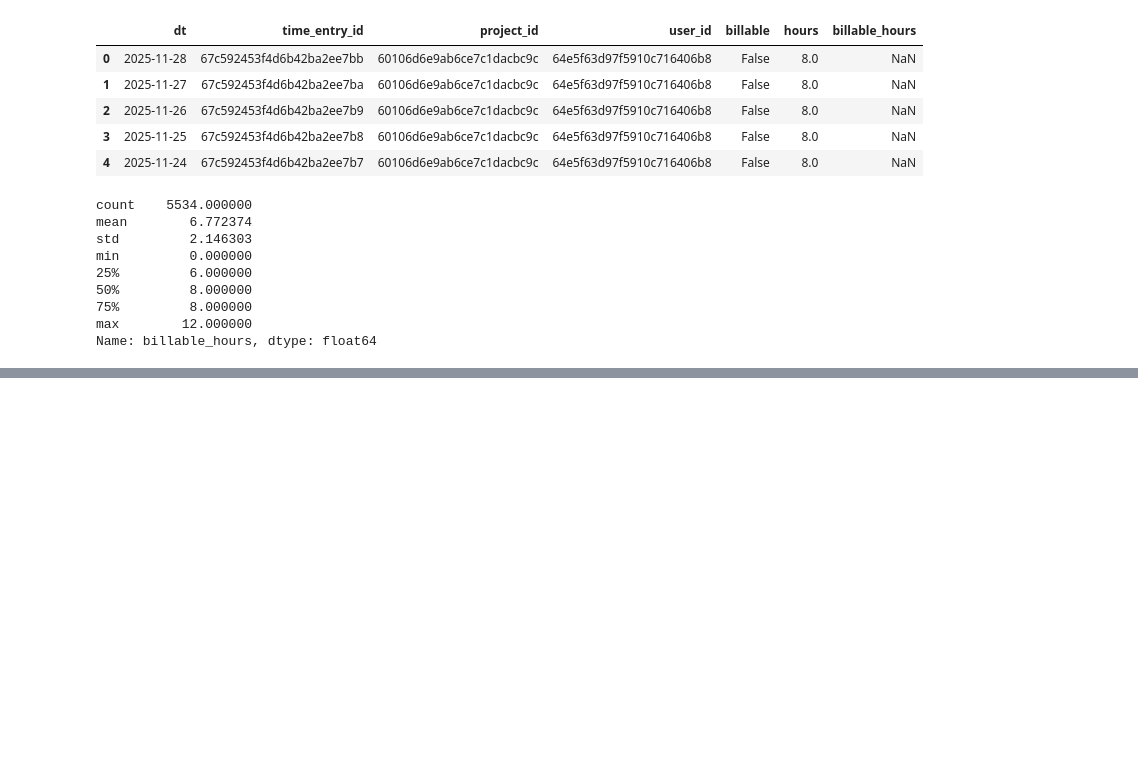
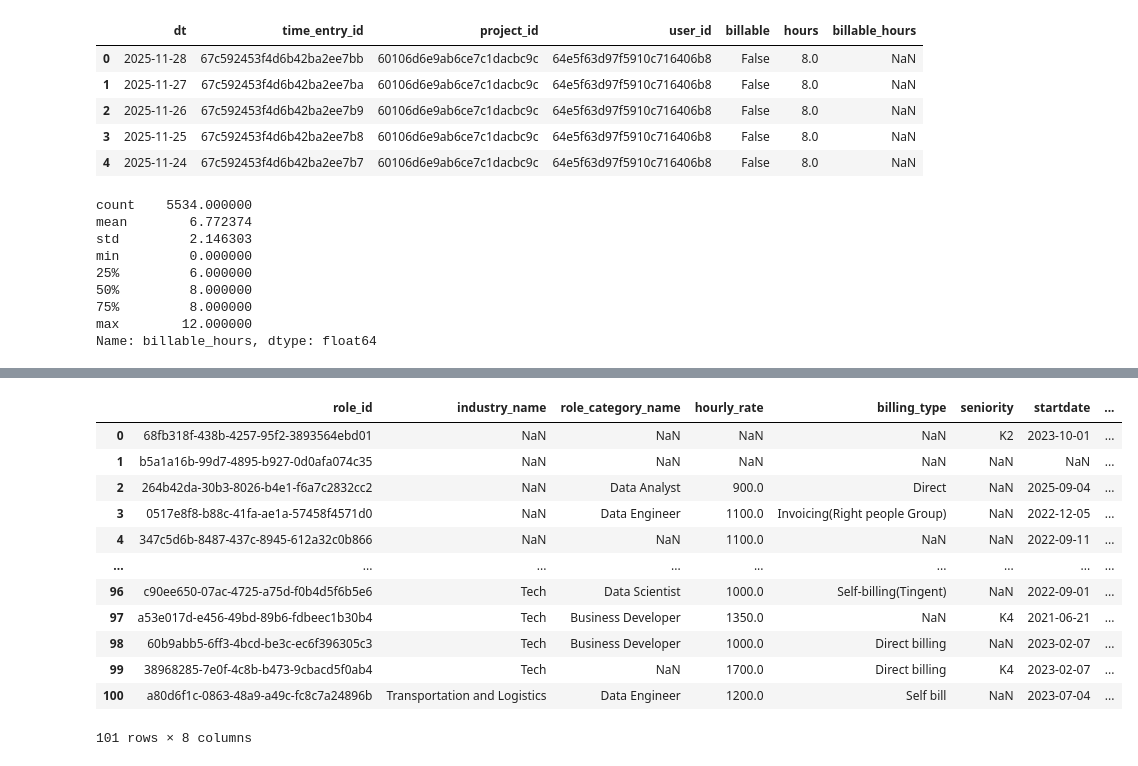
Before and after one commit to alshakarti/hyper_island_bi, a Jupyter notebook: eda.ipynb, the cells around one changed output, grey strips where cells are left out. Drawn from its saved outputs; the diff is of its cells as text; code cells hidden in the pictures; blank space fills up the shorter version.

```diff
--- a/eda.ipynb
+++ b/eda.ipynb
@@ -1218 +1218,17 @@ master_df.sample(100)
 100 rows × 4 columns
+# %%
+df4
+# %% [output]
+|  | role_id | industry_name | role_category_name | hourly_rate | billing_type | seniority | startdate | ... |
+| 0 | 68fb318f-438b-4257-95f2-3893564ebd01 | NaN | NaN | NaN | NaN | K2 | 2023-10-01 | ... |
+| 1 | b5a1a16b-99d7-4895-b927-0d0afa074c35 | NaN | NaN | NaN | NaN | NaN | NaN | ... |
+| 2 | 264b42da-30b3-8026-b4e1-f6a7c2832cc2 | NaN | Data Analyst | 900.0 | Direct | NaN | 2025-09-04 | ... |
+| 3 | 0517e8f8-b88c-41fa-ae1a-57458f4571d0 | NaN | Data Engineer | 1100.0 | Invoicing(Right people Group) | NaN | 2022-12-05 | ... |
+| 4 | 347c5d6b-8487-437c-8945-612a32c0b866 | NaN | NaN | 1100.0 | NaN | NaN | 2022-09-11 | ... |
+| ... | ... | ... | ... | ... | ... | ... | ... | ... |
+| 96 | c90ee650-07ac-4725-a75d-f0b4d5f6b5e6 | Tech | Data Scientist | 1000.0 | Self-billing(Tingent) | NaN | 2022-09-01 | ... |
+| 97 | a53e017d-e456-49bd-89b6-fdbeec1b30b4 | Tech | Business Developer | 1350.0 | NaN | K4 | 2021-06-21 | ... |
+| 98 | 60b9abb5-6ff3-4bcd-be3c-ec6f396305c3 | Tech | Business Developer | 1000.0 | Direct billing | NaN | 2023-02-07 | ... |
+| 99 | 38968285-7e0f-4c8b-b473-9cbacd5f0ab4 | Tech | NaN | 1700.0 | Direct billing | K4 | 2023-02-07 | ... |
+| 100 | a80d6f1c-0863-48a9-a49c-fc8c7a24896b | Transportation and Logistics | Data Engineer | 1200.0 | Self bill | NaN | 2023-07-04 | ... |
+101 rows × 8 columns
```
Also changed, not shown: parts of 7 cells of this notebook, 1 other file.
